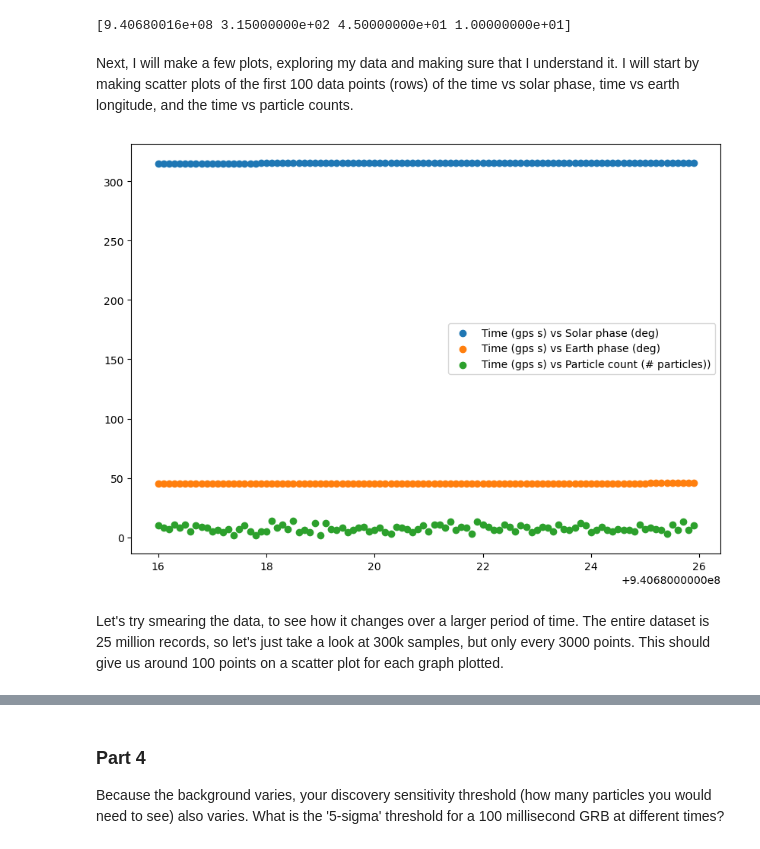
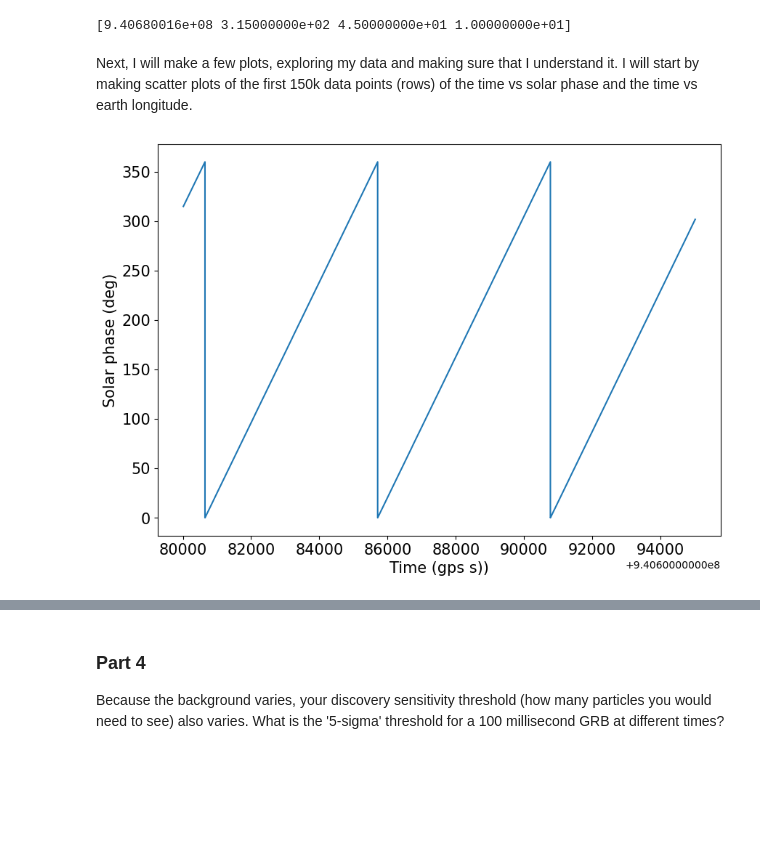
Before and after one commit to jenniv27/phys434, a Jupyter notebook: Labs/Lab4.ipynb, the cells around one changed output, grey strips where cells are left out. Drawn from its saved outputs; the diff is of its cells as text; code cells hidden in the pictures; blank space fills up the shorter version.

```diff
--- a/Labs/Lab4.ipynb
+++ b/Labs/Lab4.ipynb
@@ -38,14 +38,12 @@ hf.close()
 # %% [output]
 [9.40680016e+08 3.15000000e+02 4.50000000e+01 1.00000000e+01]
 # %% [markdown]
-Next, I will make a few plots, exploring my data and making sure that I understand it. I will start by making scatter plots of the first 100 data points (rows) of the time vs solar phase, time vs earth longitude, and the time vs particle counts.
+Next, I will make a few plots, exploring my data and making sure that I understand it. I will start by making scatter plots of the first 150k data points (rows) of the time vs solar phase and the time vs earth longitude.
-# %%
-plt.scatter(data[0, 0:100], data[1, 0:100], label = 'Time (gps s) vs Solar phase (deg)')
-plt.scatter(data[0, 0:100], data[2, 0:100], label = 'Time (gps s) vs Earth phase (deg)')
-plt.scatter(data[0, 0:100], data[3, 0:100], label = 'Time (gps s) vs Particle count (# particles))')
-plt.legend()
-plt.show()
-# %% [output]
-[figure, removed]
-# %% [markdown]
-Let's try smearing the data, to see how it changes over a larger period of time. The entire dataset is 25 million records, so let's just take a look at 300k samples, but only every 3000 points. This should give us around 100 points on a scatter plot for each graph plotted.
+# %%
+plt.plot(data[0, 0:150000], data[1, 0:150000], '-')
+plt.xlabel('Time (gps s))', fontsize=15)
+plt.ylabel('Solar phase (deg)', fontsize=15)
+plt.tick_params(labelsize=15)
+plt.show()
+# %% [output]
+[figure, added]
```
Also changed, not shown: parts of 17 cells of this notebook.
